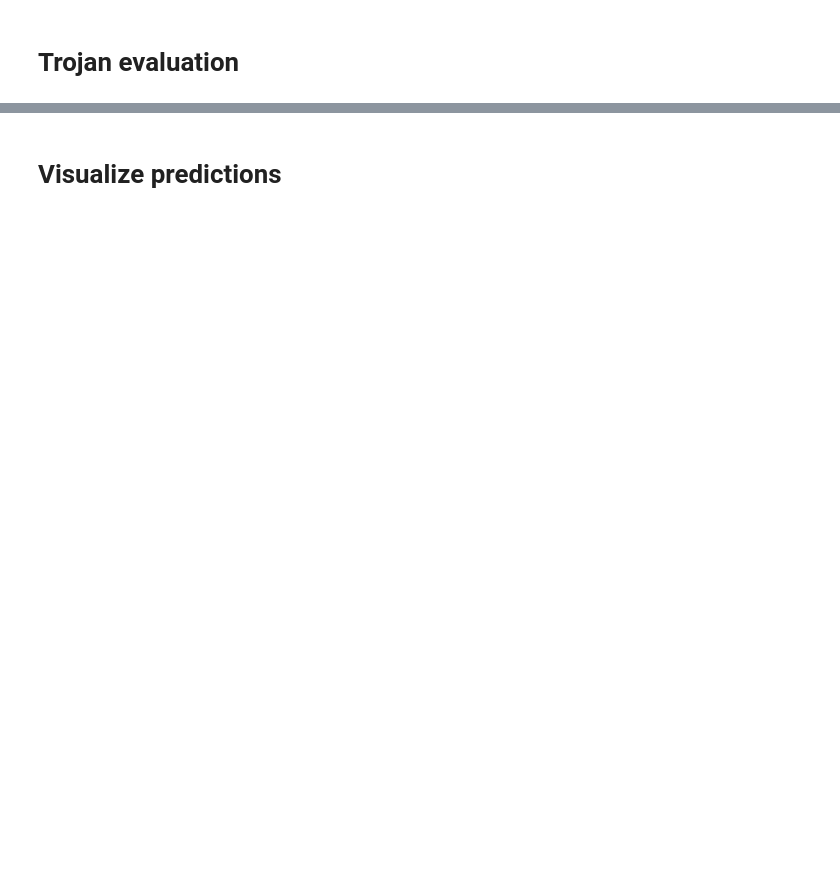
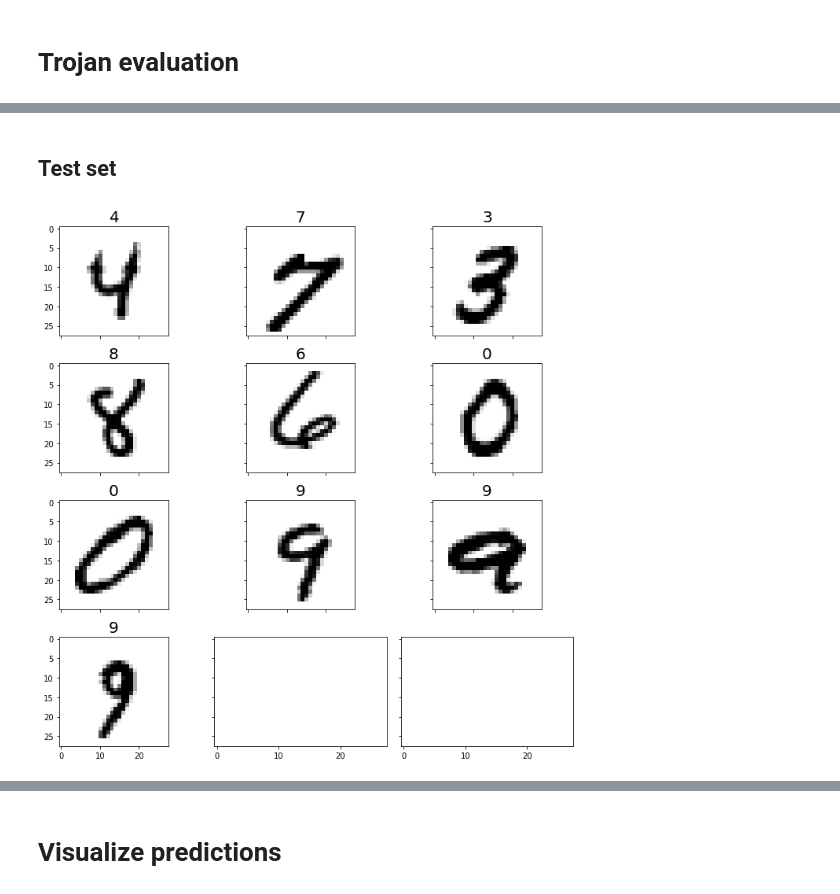
Before and after one commit to edublancas/trojan-defender, a Jupyter notebook: experiments/experiment-evaluation.ipynb, the cells around one changed output, grey strips where cells are left out. Saved outputs shown, nothing was run; the diff lists cells and outputs as text; code cells hidden in the pictures; blank space fills up the shorter version.

```diff
--- a/experiments/experiment-evaluation.ipynb
+++ b/experiments/experiment-evaluation.ipynb
@@ -27,0 +30,6 @@ print(metadata)
+# %% [markdown]
+## Test set
+# %%
+plot.gray_grid(dataset.x_test, dataset.y_test_cat, fraction=0.001)
+# %% [output]
+[figure, added]
```
Also changed, not shown: parts of 11 cells of this notebook, 1 other file.
